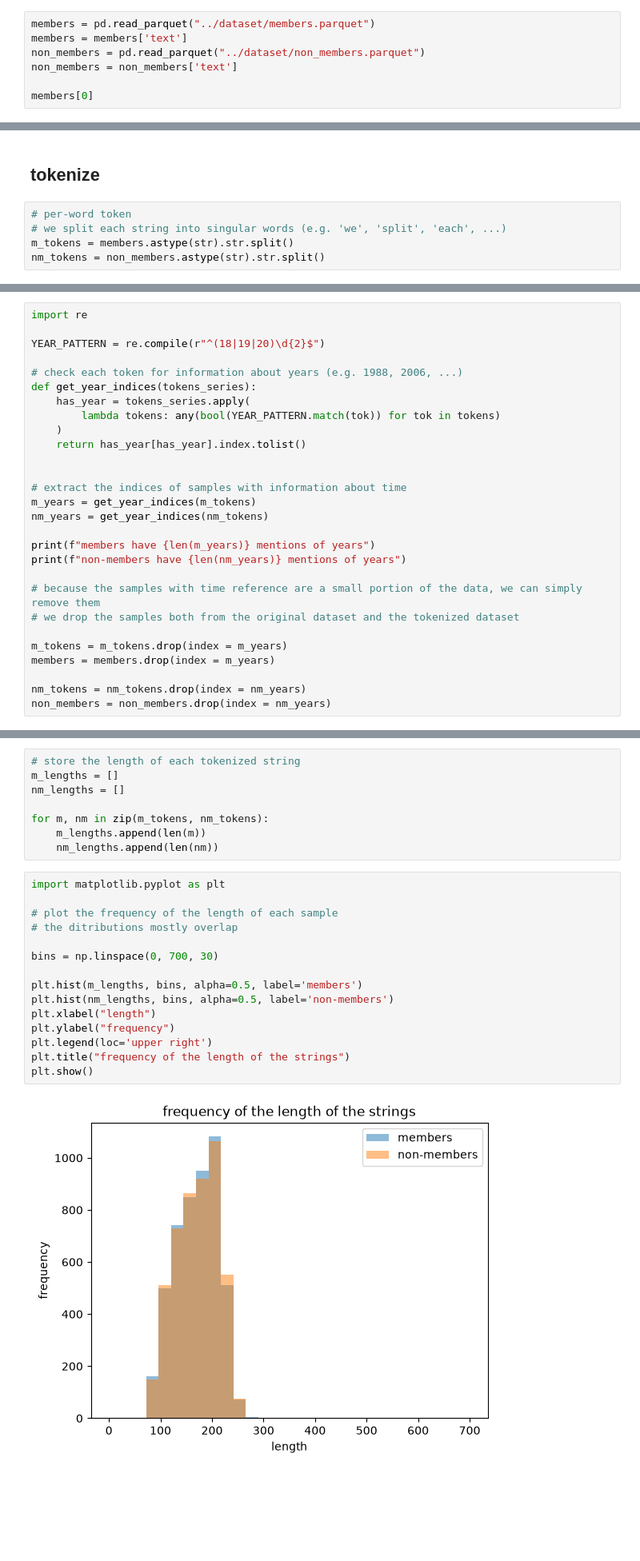
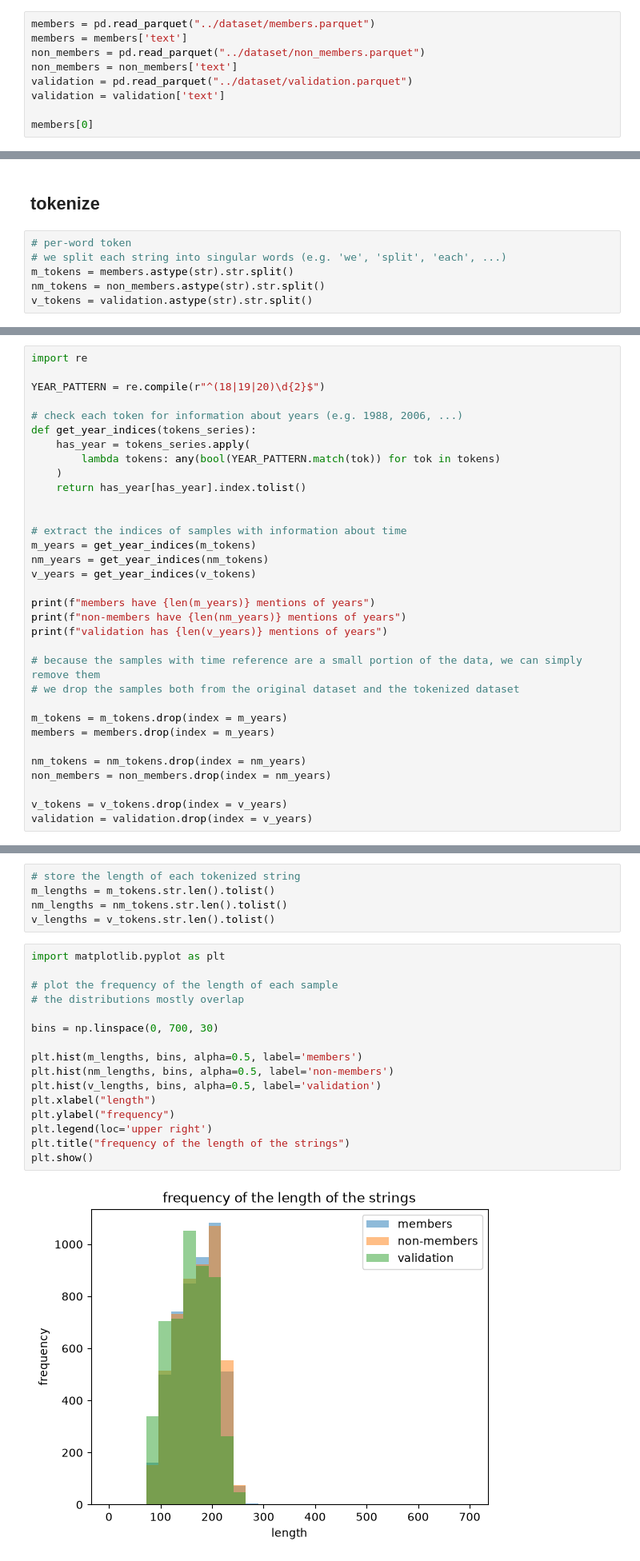
Before and after one commit to NikiLalev/data_privacy, a Jupyter notebook: ass1/notebooks/make_dataset.ipynb, the cells around one changed output, grey strips where cells are left out. Shown at 80% size. Drawn from its saved outputs; the diff is of its cells as text; blank space fills up the shorter version.

```diff
--- a/ass1/notebooks/make_dataset.ipynb
+++ b/ass1/notebooks/make_dataset.ipynb
@@ -116,6 +145,8 @@ members = pd.read_parquet("../dataset/members.parquet")
 members = members['text']
 non_members = pd.read_parquet("../dataset/non_members.parquet")
 non_members = non_members['text']
+validation = pd.read_parquet("../dataset/validation.parquet")
+validation = validation['text']
 
 members[0]
 # %% [output]
@@ -148,6 +186,7 @@ matches: 0
 # we split each string into singular words (e.g. 'we', 'split', 'each', ...)
 m_tokens = members.astype(str).str.split()
 nm_tokens = non_members.astype(str).str.split()
+v_tokens = validation.astype(str).str.split()
 # %% [markdown]
 ## 2. Time
 there is no metadata that reports the time for the samples. However, we checked the actual text for time references.
@@ -168,9 +207,11 @@ def get_year_indices(tokens_series):
 # extract the indices of samples with information about time
 m_years = get_year_indices(m_tokens)
 nm_years = get_year_indices(nm_tokens)
+v_years = get_year_indices(v_tokens)
 
 print(f"members have {len(m_years)} mentions of years")
 print(f"non-members have {len(nm_years)} mentions of years")
+print(f"validation has {len(v_years)} mentions of years")
 
 # because the samples with time reference are a small portion of the data, we can simply remove them
 # we drop the samples both from the original dataset and the tokenized dataset
@@ -180,6 +221,9 @@ members = members.drop(index = m_years)
 
 nm_tokens = nm_tokens.drop(index = nm_years)
 non_members = non_members.drop(index = nm_years)
+
+v_tokens = v_tokens.drop(index = v_years)
+validation = validation.drop(index = v_years)
 # %% [output]
 members have 133 mentions of years
 non-members have 110 mentions of years
@@ -189,28 +234,26 @@ We compare the length of the members and non-members to check they come from the
 # %%
 # store the length of each tokenized string
-m_lengths = []
-nm_lengths = []
-
-for m, nm in zip(m_tokens, nm_tokens):
-    m_lengths.append(len(m))
-    nm_lengths.append(len(nm))
+m_lengths = m_tokens.str.len().tolist()
+nm_lengths = nm_tokens.str.len().tolist()
+v_lengths = v_tokens.str.len().tolist()
 # %%
 import matplotlib.pyplot as plt
 
 # plot the frequency of the length of each sample
-# the ditributions mostly overlap
+# the distributions mostly overlap
 
 bins = np.linspace(0, 700, 30)
 
 plt.hist(m_lengths, bins, alpha=0.5, label='members')
 plt.hist(nm_lengths, bins, alpha=0.5, label='non-members')
+plt.hist(v_lengths, bins, alpha=0.5, label='validation')
 plt.xlabel("length")
 plt.ylabel("frequency")
 plt.legend(loc='upper right')
 plt.title("frequency of the length of the strings")
 plt.show()
 # %% [output]
-[figure, old version]
+[figure, new version]
 # %%
 # mean and median
 
```
Also changed, not shown: parts of 16 cells of this notebook.
